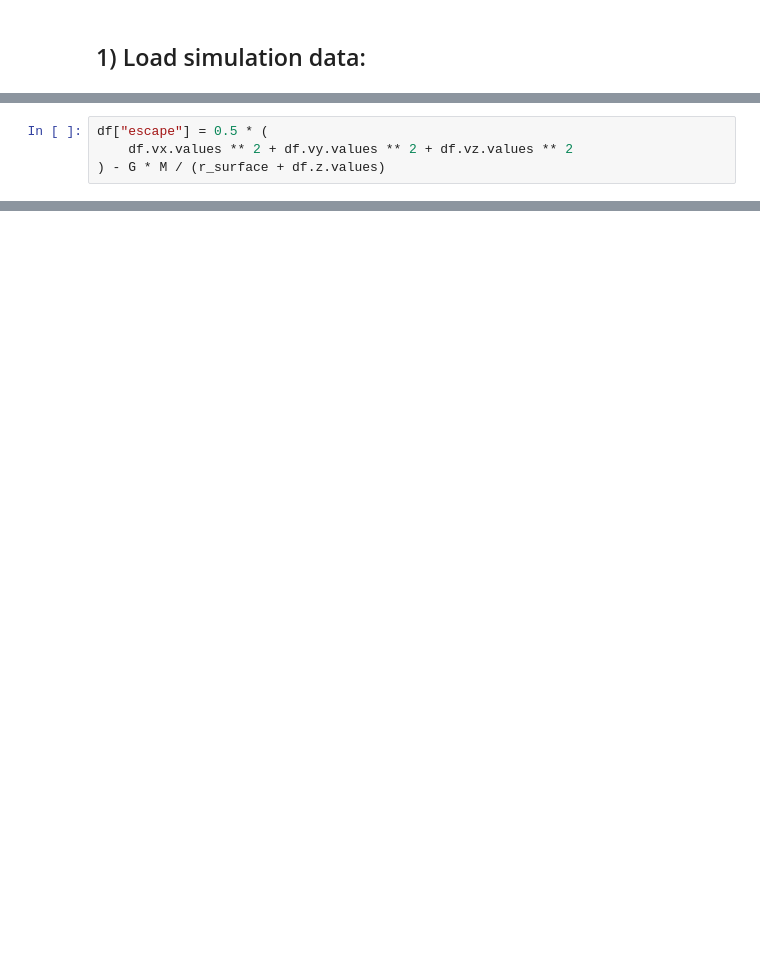
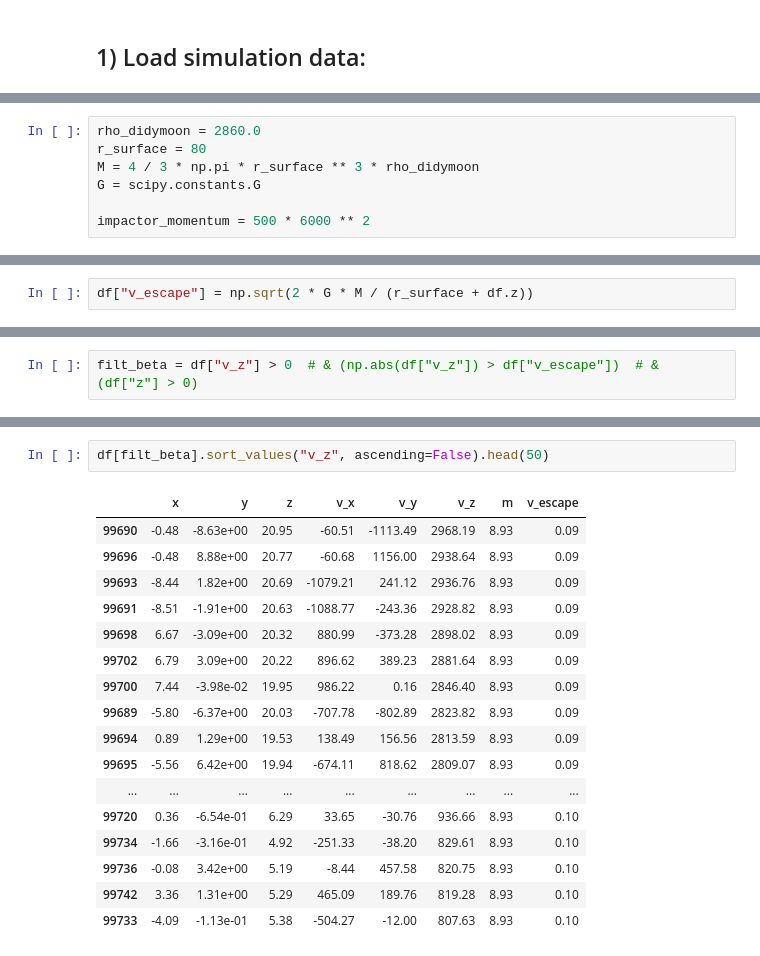
Before and after one commit to maxtue/DidymoonImpact, a Jupyter notebook: data_analysis/simulation_results.ipynb, the cells around one changed output, grey strips where cells are left out. Saved outputs shown, nothing was run; the diff lists cells and outputs as text; blank space fills up the shorter version.

```diff
--- a/data_analysis/simulation_results.ipynb
+++ b/data_analysis/simulation_results.ipynb
@@ -88,0 +96,7 @@ df
+# %%
+rho_didymoon = 2860.0
+r_surface = 80
+M = 4 / 3 * np.pi * r_surface ** 3 * rho_didymoon
+G = scipy.constants.G
+
+impactor_momentum = 500 * 6000 ** 2
@@ -88,0 +107,2 @@ df
+# %%
+df["v_escape"] = np.sqrt(2 * G * M / (r_surface + df.z))
@@ -88,0 +113,2 @@ df
+# %%
+filt_beta = df["v_z"] > 0  # & (np.abs(df["v_z"]) > df["v_escape"])  # & (df["z"] > 0)
@@ -101,4 +122,0 @@ G = scipy.constants.G
-# %%
-df["escape"] = 0.5 * (
-    df.vx.values ** 2 + df.vy.values ** 2 + df.vz.values ** 2
-) - G * M / (r_surface + df.z.values)
@@ -123,0 +138,20 @@ df[(df.vz > 0) & (df.escape > 0)]
+# %%
+df[filt_beta].sort_values("v_z", ascending=False).head(50)
+# %% [output]
+|  | x | y | z | v_x | v_y | v_z | m | v_escape |
+| 99690 | -0.48 | -8.63e+00 | 20.95 | -60.51 | -1113.49 | 2968.19 | 8.93 | 0.09 |
+| 99696 | -0.48 | 8.88e+00 | 20.77 | -60.68 | 1156.00 | 2938.64 | 8.93 | 0.09 |
+| 99693 | -8.44 | 1.82e+00 | 20.69 | -1079.21 | 241.12 | 2936.76 | 8.93 | 0.09 |
+| 99691 | -8.51 | -1.91e+00 | 20.63 | -1088.77 | -243.36 | 2928.82 | 8.93 | 0.09 |
+| 99698 | 6.67 | -3.09e+00 | 20.32 | 880.99 | -373.28 | 2898.02 | 8.93 | 0.09 |
+| 99702 | 6.79 | 3.09e+00 | 20.22 | 896.62 | 389.23 | 2881.64 | 8.93 | 0.09 |
+| 99700 | 7.44 | -3.98e-02 | 19.95 | 986.22 | 0.16 | 2846.40 | 8.93 | 0.09 |
+| 99689 | -5.80 | -6.37e+00 | 20.03 | -707.78 | -802.89 | 2823.82 | 8.93 | 0.09 |
+| 99694 | 0.89 | 1.29e+00 | 19.53 | 138.49 | 156.56 | 2813.59 | 8.93 | 0.09 |
+| 99695 | -5.56 | 6.42e+00 | 19.94 | -674.11 | 818.62 | 2809.07 | 8.93 | 0.09 |
+| ... | ... | ... | ... | ... | ... | ... | ... | ... |
+| 99720 | 0.36 | -6.54e-01 | 6.29 | 33.65 | -30.76 | 936.66 | 8.93 | 0.10 |
+| 99734 | -1.66 | -3.16e-01 | 4.92 | -251.33 | -38.20 | 829.61 | 8.93 | 0.10 |
+| 99736 | -0.08 | 3.42e+00 | 5.19 | -8.44 | 457.58 | 820.75 | 8.93 | 0.10 |
+| 99742 | 3.36 | 1.31e+00 | 5.29 | 465.09 | 189.76 | 819.28 | 8.93 | 0.10 |
+| 99733 | -4.09 | -1.13e-01 | 5.38 | -504.27 | -12.00 | 807.63 | 8.93 | 0.10 |
```
Also changed, not shown: parts of 23 cells of this notebook.
